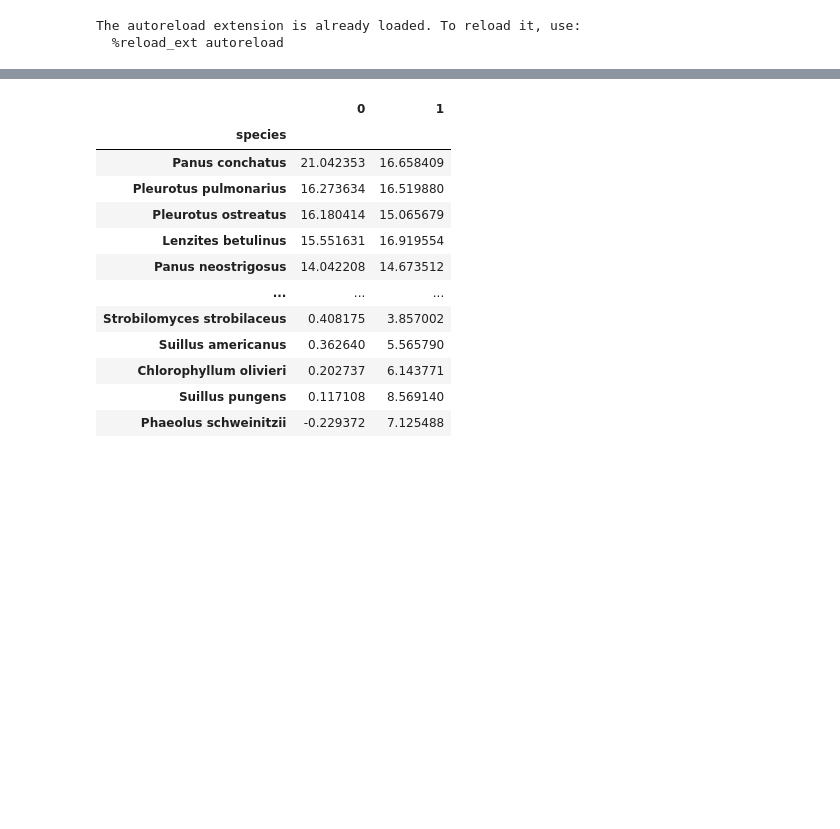
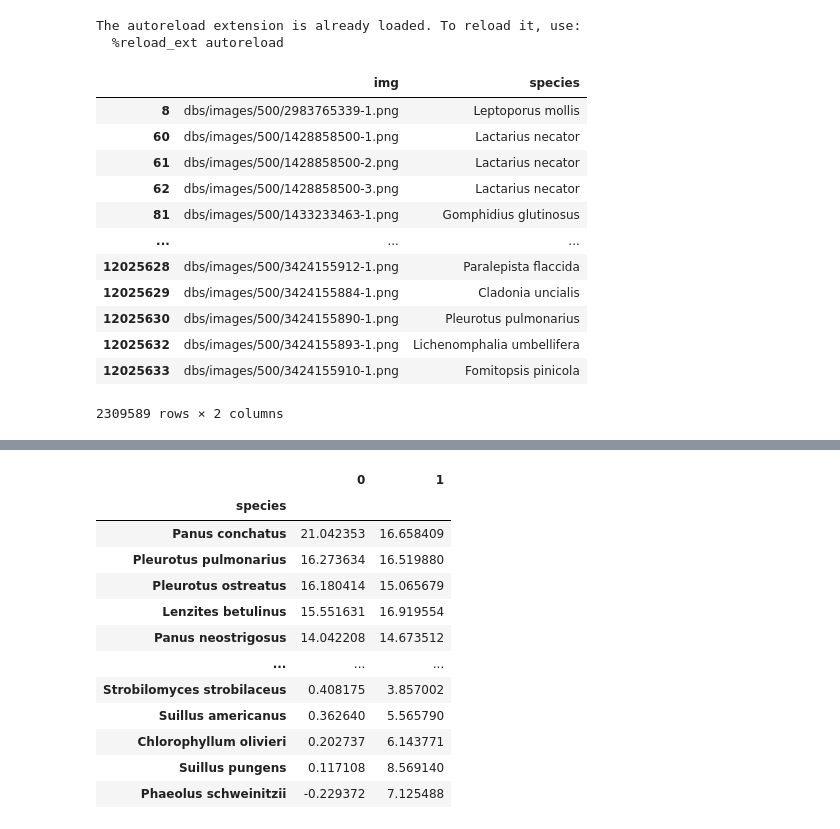
Before and after one commit to fungid-app/fungid-api, a Jupyter notebook: combined.ipynb, the cells around one changed output, grey strips where cells are left out. Cells and saved outputs as stored; diff of their text form; code cells hidden in the pictures; blank space fills up the shorter version.

```diff
--- a/combined.ipynb
+++ b/combined.ipynb
@@ -22,3 +22,24 @@ from api.location_model import LocationModel
 # %% [output]
 The autoreload extension is already loaded. To reload it, use:
   %reload_ext autoreload
+# %%
+image_file = "dbs/training/training-data-v0-4.csv"
+source_images = pd.read_csv(image_file)
+source_images = source_images.loc[source_images.imgid.notna()]
+source_images['img'] = 'dbs/images/500/' + source_images.gbifid.astype(str) + '-' + source_images.imgid.astype(int).astype(str) + '.png'
+species_images = source_images[['img', 'species']]
+species_images
+# %% [output]
+|  | img | species |
+| 8 | dbs/images/500/2983765339-1.png | Leptoporus mollis |
+| 60 | dbs/images/500/1428858500-1.png | Lactarius necator |
+| 61 | dbs/images/500/1428858500-2.png | Lactarius necator |
+| 62 | dbs/images/500/1428858500-3.png | Lactarius necator |
+| 81 | dbs/images/500/1433233463-1.png | Gomphidius glutinosus |
+| ... | ... | ... |
+| 12025628 | dbs/images/500/3424155912-1.png | Paralepista flaccida |
+| 12025629 | dbs/images/500/3424155884-1.png | Cladonia uncialis |
+| 12025630 | dbs/images/500/3424155890-1.png | Pleurotus pulmonarius |
+| 12025632 | dbs/images/500/3424155893-1.png | Lichenomphalia umbellifera |
+| 12025633 | dbs/images/500/3424155910-1.png | Fomitopsis pinicola |
+2309589 rows × 2 columns
```
Also changed, not shown: parts of 9 cells of this notebook.
